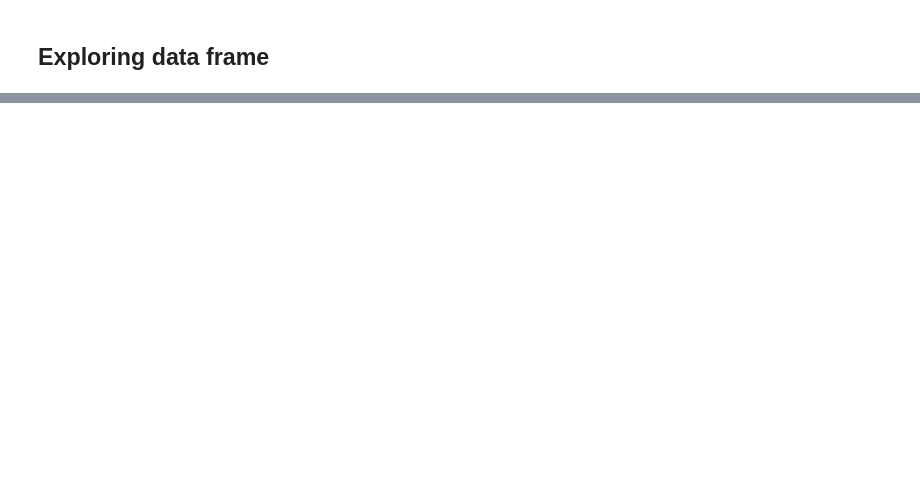
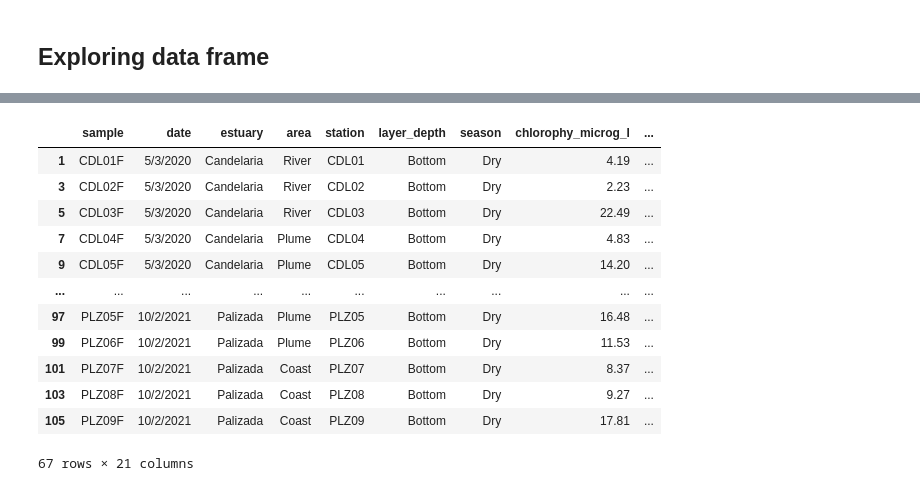
Before and after one commit to CCaceres97/Curso-de-Estad-stica-en-Python-UNAM, a Jupyter notebook: data_frame.ipynb, the cells around one changed output, grey strips where cells are left out. Cells and saved outputs as stored; diff of their text form; code cells hidden in the pictures; blank space fills up the shorter version.

```diff
--- a/data_frame.ipynb
+++ b/data_frame.ipynb
@@ -105,0 +110,18 @@ print(hs_extreme)
+# %%
+CO2Data_surface = CO2Data_df[CO2Data_df['depth_m'] > 0.5 ]
+# %%
+CO2Data_surface
+# %% [output]
+|  | sample | date | estuary | area | station | layer_depth | season | chlorophy_microg_l | ... |
+| 1 | CDL01F | 5/3/2020 | Candelaria | River | CDL01 | Bottom | Dry | 4.19 | ... |
+| 3 | CDL02F | 5/3/2020 | Candelaria | River | CDL02 | Bottom | Dry | 2.23 | ... |
+| 5 | CDL03F | 5/3/2020 | Candelaria | River | CDL03 | Bottom | Dry | 22.49 | ... |
+| 7 | CDL04F | 5/3/2020 | Candelaria | Plume | CDL04 | Bottom | Dry | 4.83 | ... |
+| 9 | CDL05F | 5/3/2020 | Candelaria | Plume | CDL05 | Bottom | Dry | 14.20 | ... |
+| ... | ... | ... | ... | ... | ... | ... | ... | ... | ... |
+| 97 | PLZ05F | 10/2/2021 | Palizada | Plume | PLZ05 | Bottom | Dry | 16.48 | ... |
+| 99 | PLZ06F | 10/2/2021 | Palizada | Plume | PLZ06 | Bottom | Dry | 11.53 | ... |
+| 101 | PLZ07F | 10/2/2021 | Palizada | Coast | PLZ07 | Bottom | Dry | 8.37 | ... |
+| 103 | PLZ08F | 10/2/2021 | Palizada | Coast | PLZ08 | Bottom | Dry | 9.27 | ... |
+| 105 | PLZ09F | 10/2/2021 | Palizada | Coast | PLZ09 | Bottom | Dry | 17.81 | ... |
+67 rows × 21 columns
```
Also changed, not shown: parts of 10 cells of this notebook, 4 other files.
